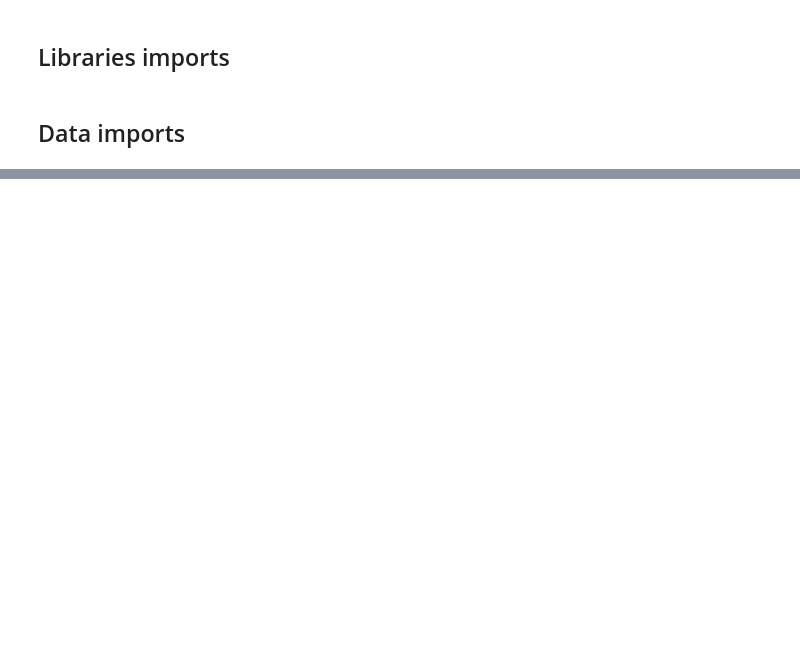
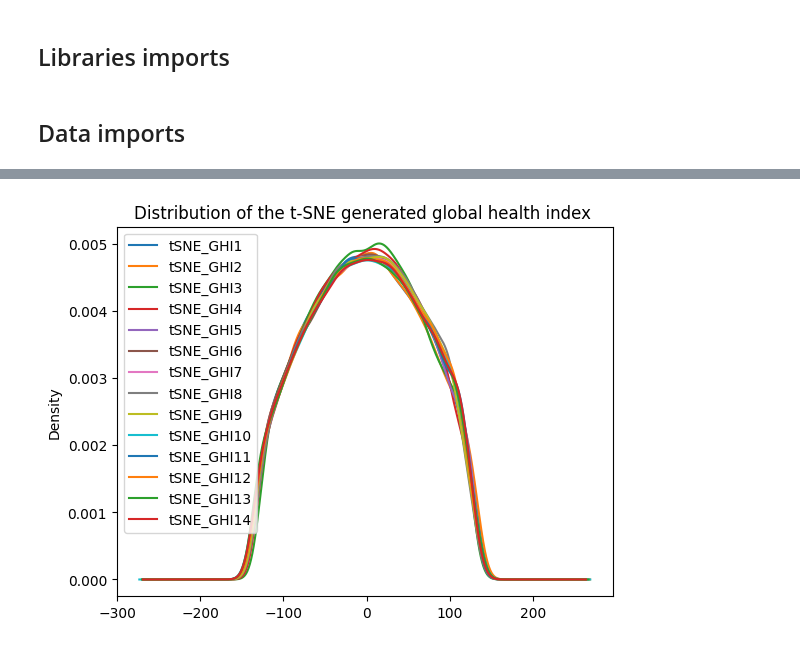
Before and after one commit to jveillon/Projet_Statapp, a Jupyter notebook: health_index_tries/file_01_tSNE_tests.ipynb, the cells around one changed output, grey strips where cells are left out. Saved outputs shown, nothing was run; the diff lists cells and outputs as text; code cells hidden in the pictures; blank space fills up the shorter version.

```diff
--- a/health_index_tries/file_01_tSNE_tests.ipynb
+++ b/health_index_tries/file_01_tSNE_tests.ipynb
@@ -135,3 +77,0 @@ plt.show()
-# %%
-tSNE = TSNE(n_components=2)
-X_embedded = tSNE.fit_transform(X_imputed)
@@ -150,0 +78,29 @@ plt.show()
+# %%
+data_global_health_index = data[["HHIDPN"]+[f"INW{wave}" for wave in range(1,15)]].copy()
+# %%
+for wave in range(1, 15):
+  print(f"Wave {wave}:", end=" ")
+
+  # Get data
+  data_wave = get_wave(health_data, wave)
+  X = data_wave.drop(columns=["HHIDPN"]).values
+  print("Data saved", end=" ; ")
+
+  # Preprocessing
+  scaler = StandardScaler()
+  X_scaled = scaler.fit_transform(X)
+  print("Data scaled", end=" ; ")
+
+  # Imputing missing values
+  imputer = IterativeImputer(max_iter=50)
+  X_imputed = imputer.fit_transform(X_scaled)
+  print("Missing values imputed", end=" ; ")
+
+  # Creating the index
+  tSNE = TSNE(n_components=1) # We only take one component because we wish to create an index
+  health_index_wave = tSNE.fit_transform(X_imputed)
+  print("Health index created", end=" ; ")
+
+  # Storing the index
+  data_global_health_index.loc[data_global_health_index[f"INW{wave}"]==1, f"tSNE_GHI{wave}"] = health_index_wave
+  print("Health index stored.\n")
@@ -150,0 +125,2 @@ plt.show()
+# %%
+  data_global_health_index = data_global_health_index.drop(columns = [f'INW{wave}' for wave in range(1,15)])
@@ -150,0 +148,6 @@ plt.show()
+# %%
+data_global_health_index.drop(columns=["HHIDPN"]).plot.density()
+plt.title("Distribution of the t-SNE generated global health index ")
+plt.show()
+# %% [output]
+[figure, added]
```
Also changed, not shown: parts of 25 cells of this notebook.
